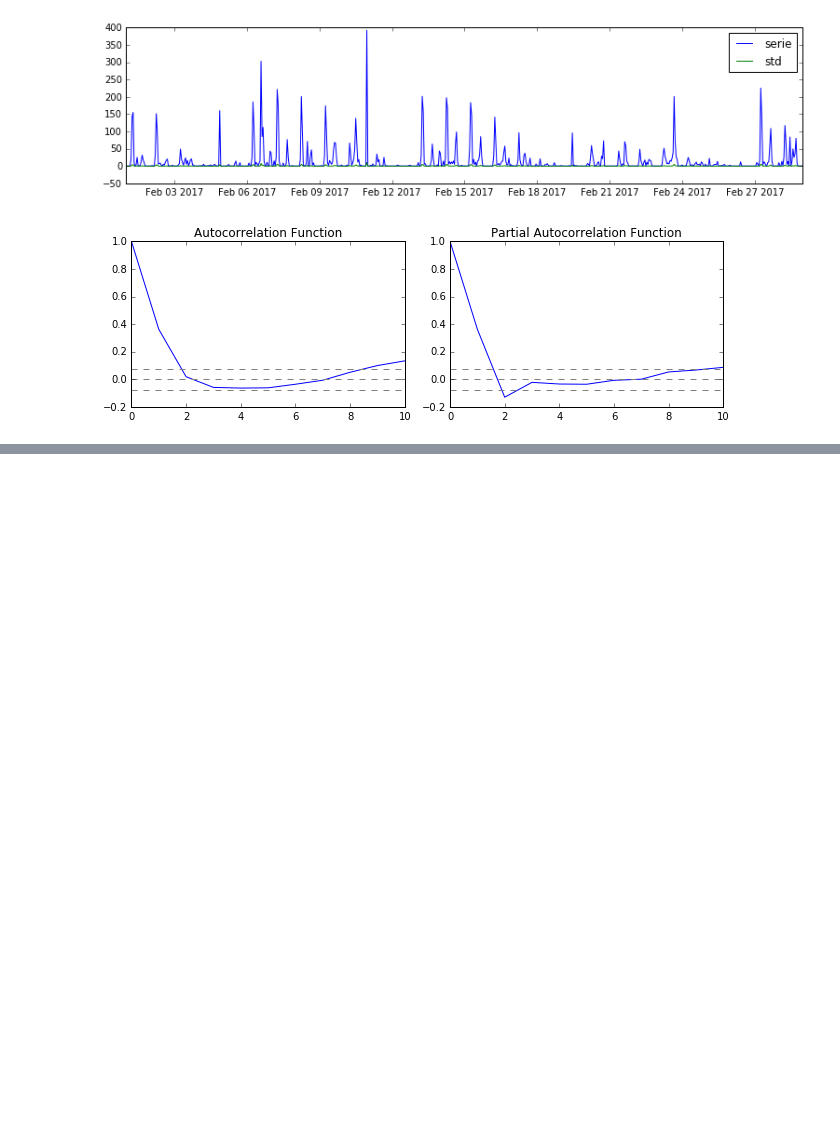
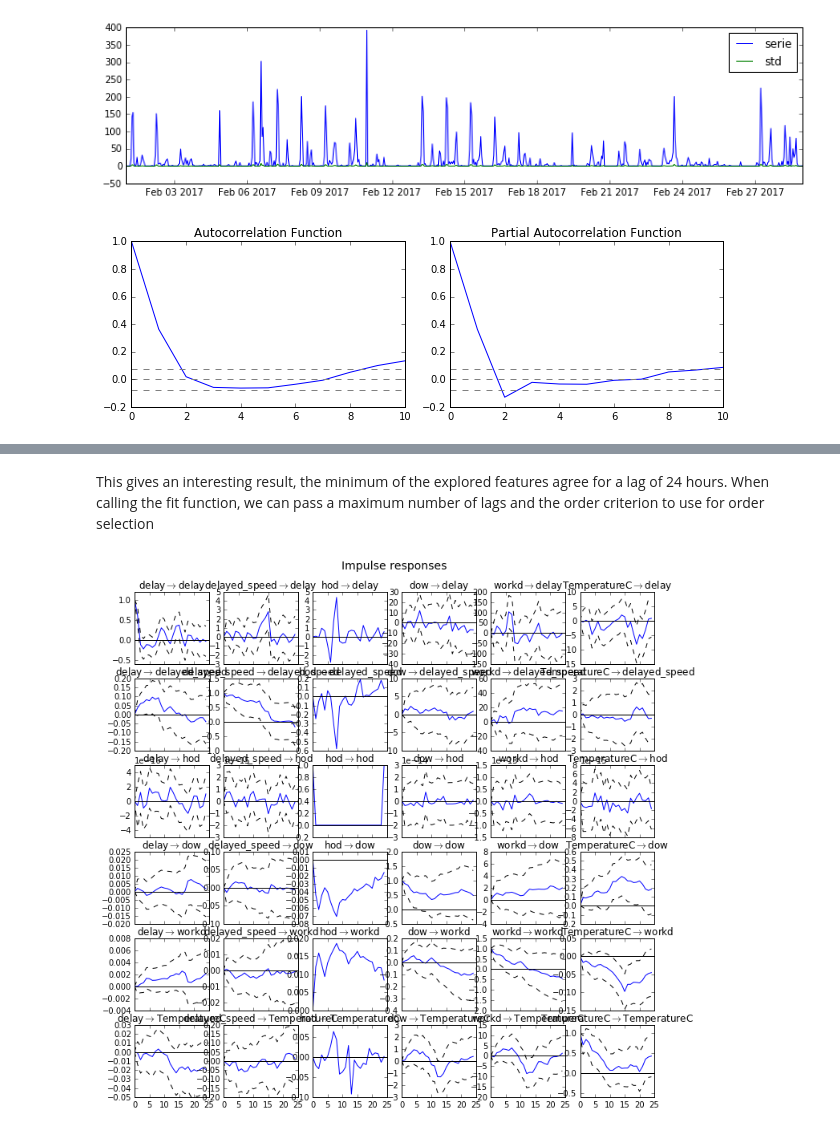
Before and after one commit to yhaddad/KaggleDojo, a Jupyter notebook: time_serie_regression.ipynb, the cells around one changed output, grey strips where cells are left out. Cells and saved outputs as stored; diff of their text form; code cells hidden in the pictures; blank space fills up the shorter version.

```diff
--- a/time_serie_regression.ipynb
+++ b/time_serie_regression.ipynb
@@ -606,0 +711,10 @@ plt.title('RSS: %.4f'% (sum((results_AR.fittedvalues-ts)**2)/ts.shape[0]) )
+# %% [markdown]
+This gives an interesting result, the minimum of the explored features agree for a lag of 24 hours. When calling the fit function, we can pass a maximum number of lags and the order criterion to use for order selection
+# %%
+var_res =  var_model.fit(maxlags=24, ic='aic')
+# %%
+figsize=(15,5)
+irf = var_res.irf(24)
+irf.plot()
+# %% [output]
+[figure, added]
```
Also changed, not shown: parts of 28 cells of this notebook, 1 other file.
